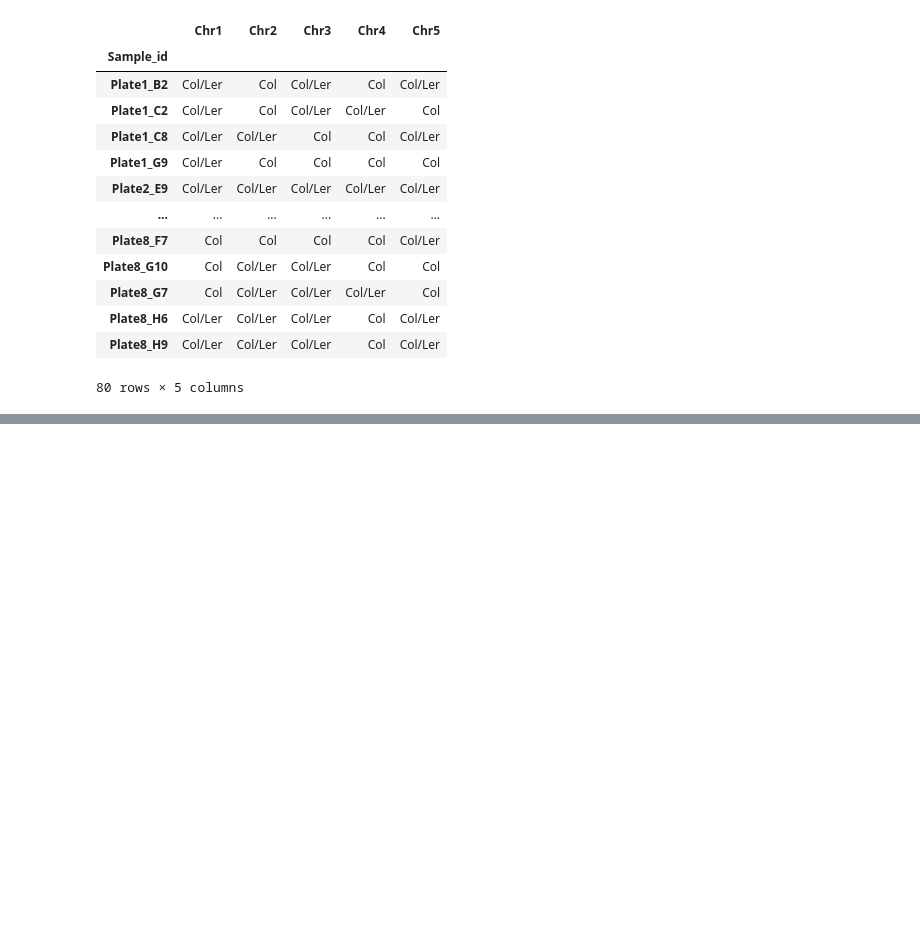
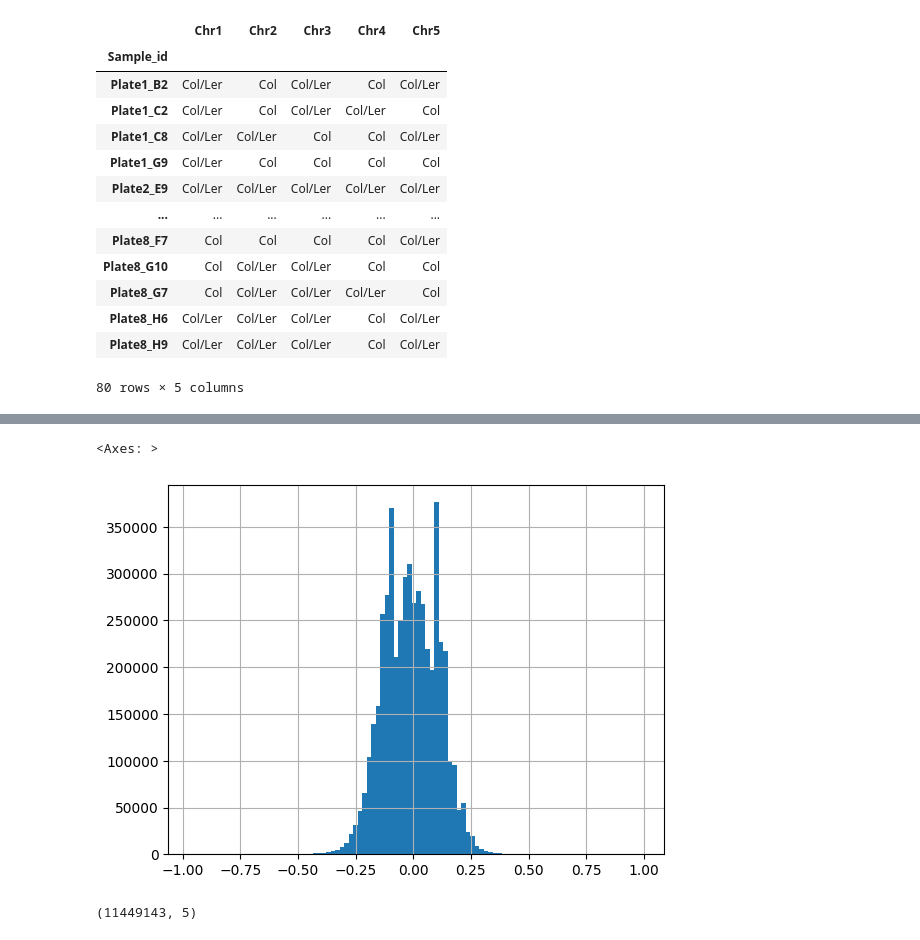
Before and after one commit to HazyFish/cen-kmers, a Jupyter notebook: notebooks/mpipz_analysis.ipynb, the cells around one changed output, grey strips where cells are left out. Saved outputs shown, nothing was run; the diff lists cells and outputs as text; code cells hidden in the pictures; blank space fills up the shorter version.

```diff
--- a/notebooks/mpipz_analysis.ipynb
+++ b/notebooks/mpipz_analysis.ipynb
@@ -423,0 +630,4 @@ df_no_unknown
+# %%
+df_corr = pd.read_feather("../data/mpipz/filtered-joined-counts-80/filter-joint-counts-80.corr.feather")
+print(df_corr.shape)
+df_corr.head()
@@ -423,0 +643,10 @@ df_no_unknown
+# %%
+pd.Series(df_corr.sample(1_000_000).values.flatten()).hist(bins=100)
+# %% [output]
+<Axes: >
+[figure, added]
+# %%
+df1 = df_corr[df_corr.abs().max(axis=1) >= 0.25]
+df1.shape
+# %% [output]
+(11449143, 5)
```
Also changed, not shown: parts of 14 cells of this notebook, 5 other files.
